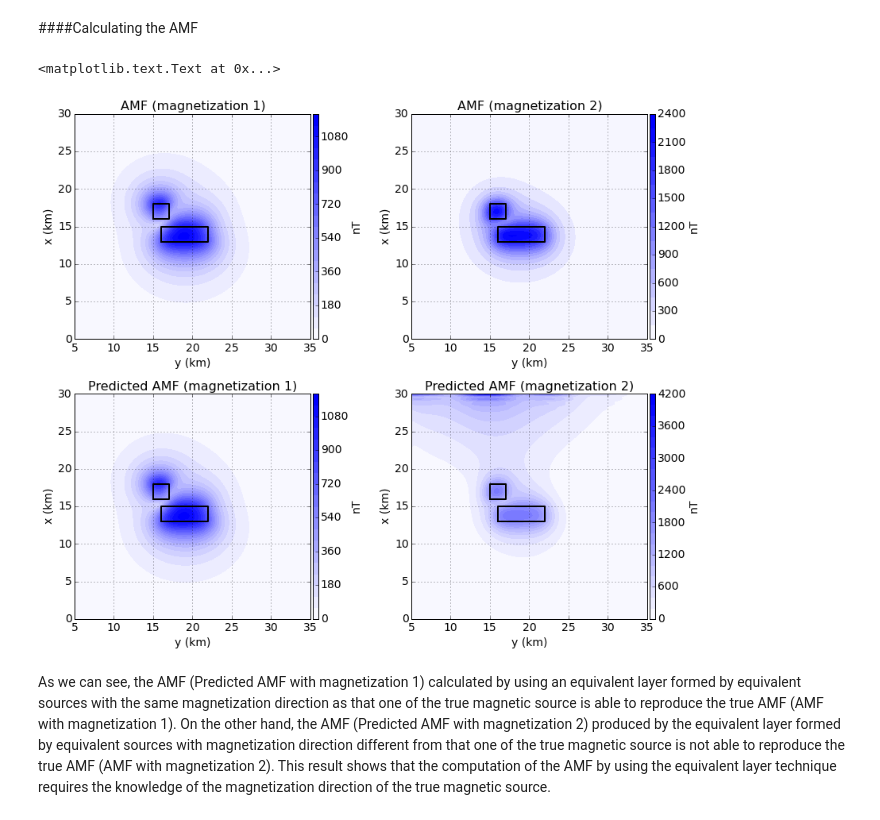
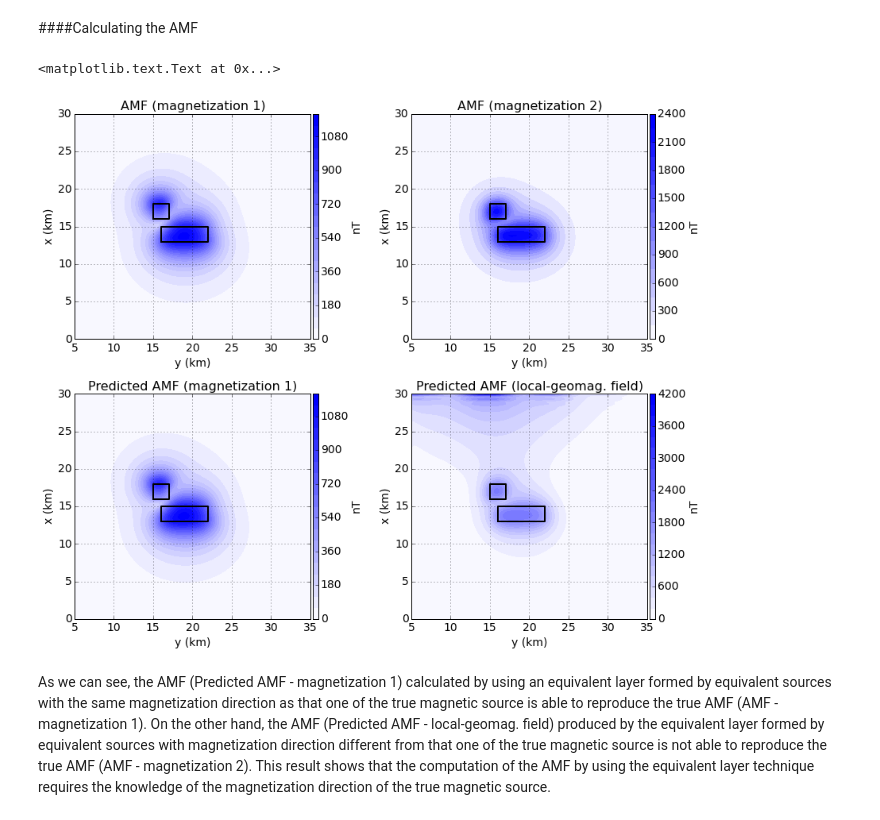
Before and after one commit to mtoqeerpk/Magnetic-amplitude, a Jupyter notebook: notebooks/magnetic_amplitude.ipynb, the cells around one changed output. Saved outputs shown, nothing was run; the diff lists cells and outputs as text; code cells hidden in the pictures.

```diff
--- a/notebooks/magnetic_amplitude.ipynb
+++ b/notebooks/magnetic_amplitude.ipynb
@@ -455,34 +459,34 @@ mpl.m2km()
 mpl.grid()
 mpl.xlabel('y (km)')
 mpl.ylabel('x (km)')
 
 mpl.subplot(2,2,3)
 ranges = np.abs([AMF_pre[0].max(), AMF_pre[0].min()]).max()
 mpl.title('Predicted AMF (magnetization 1)', fontsize=titlesize)
 mpl.contourf(yp, xp, AMF_pre[0], shape, 20, cmap=mpl.cm.bwr_r,
              vmin=-ranges, vmax=ranges)
 mpl.colorbar(pad=0.01, aspect=40, shrink=1.0).set_label('nT')
 for i, sq in enumerate(model_projection):
     mpl.square(sq, linewidth=2.0, xy2ne=True)
 mpl.m2km()
 mpl.grid()
 mpl.xlabel('y (km)')
 mpl.ylabel('x (km)')
 
 mpl.subplot(2,2,4)
 ranges = np.abs([AMF_pre[1].max(), AMF_pre[1].min()]).max()
-mpl.title('Predicted AMF (magnetization 2)', fontsize=titlesize)
+mpl.title('Predicted AMF (local-geomag. field)', fontsize=titlesize)
 mpl.contourf(yp, xp, AMF_pre[1], shape, 20, cmap=mpl.cm.bwr_r,
              vmin=-ranges, vmax=ranges)
 mpl.colorbar(pad=0.01, aspect=40, shrink=1.0).set_label('nT')
 for i, sq in enumerate(model_projection):
     mpl.square(sq, linewidth=2.0, xy2ne=True)
 mpl.m2km()
 mpl.grid()
 mpl.xlabel('y (km)')
 mpl.ylabel('x (km)')
 # %% [output]
 <matplotlib.text.Text at 0x...>
-[figure, old version]
+[figure, new version]
 # %% [markdown]
-As we can see, the AMF (Predicted AMF with magnetization 1) calculated by using an equivalent layer formed by equivalent sources with the same magnetization direction as that one of the true magnetic source is able to reproduce the true AMF (AMF with magnetization 1). On the other hand, the AMF (Predicted AMF with magnetization 2) produced by the equivalent layer formed by equivalent sources with magnetization direction different from that one of the true magnetic source is not able to reproduce the true AMF (AMF with magnetization 2). This result shows that the computation of the AMF by using the equivalent layer technique requires the knowledge of the magnetization direction of the true magnetic source.
+As we can see, the AMF (Predicted AMF - magnetization 1) calculated by using an equivalent layer formed by equivalent sources with the same magnetization direction as that one of the true magnetic source is able to reproduce the true AMF (AMF - magnetization 1). On the other hand, the AMF (Predicted AMF - local-geomag. field) produced by the equivalent layer formed by equivalent sources with magnetization direction different from that one of the true magnetic source is not able to reproduce the true AMF (AMF - magnetization 2). This result shows that the computation of the AMF by using the equivalent layer technique requires the knowledge of the magnetization direction of the true magnetic source.
```
Also changed, not shown: parts of 7 cells of this notebook, 1 other file.
